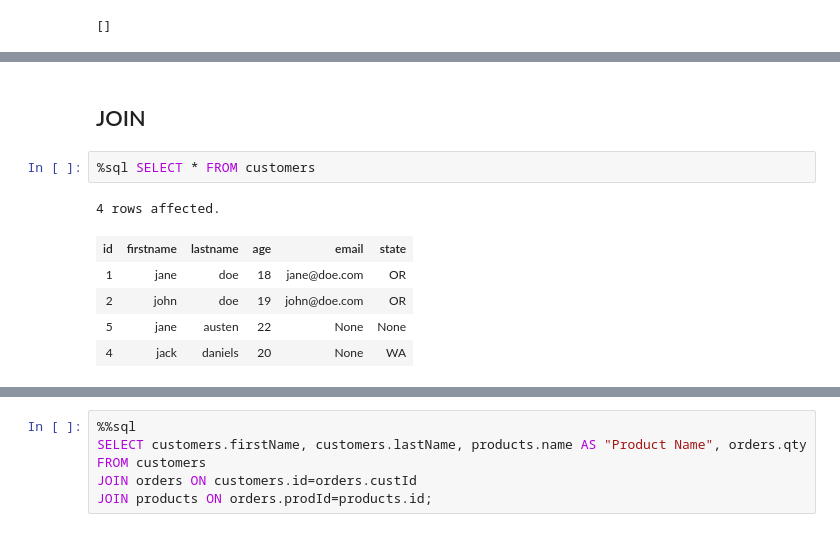
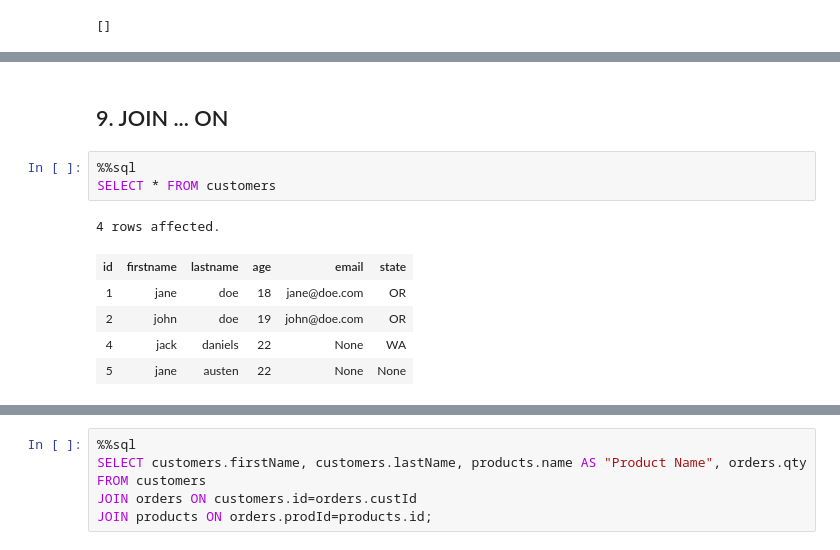
Before and after one commit to ixig/ML_CheatSheets, a Jupyter notebook: ipynb/SQLCheatSheet.ipynb, the cells around one changed output, grey strips where cells are left out. Drawn from its saved outputs; the diff is of its cells as text.

```diff
--- a/ipynb/SQLCheatSheet.ipynb
+++ b/ipynb/SQLCheatSheet.ipynb
@@ -250,12 +308,13 @@ SELECT COUNT(*) from customers where age>20;
 # %% [markdown]
-## JOIN
+## 9. JOIN ... ON
 # %%
-%sql SELECT * FROM customers
+%%sql
+SELECT * FROM customers
 # %% [output]
 4 rows affected.
 | id | firstname | lastname | age | email | state |
 | 1 | jane | doe | 18 | jane@doe.com | OR |
 | 2 | john | doe | 19 | john@doe.com | OR |
+| 4 | jack | daniels | 22 | None | WA |
 | 5 | jane | austen | 22 | None | None |
-| 4 | jack | daniels | 20 | None | WA |
 # %%
```
Also changed, not shown: parts of 86 cells of this notebook, 2 other files.
